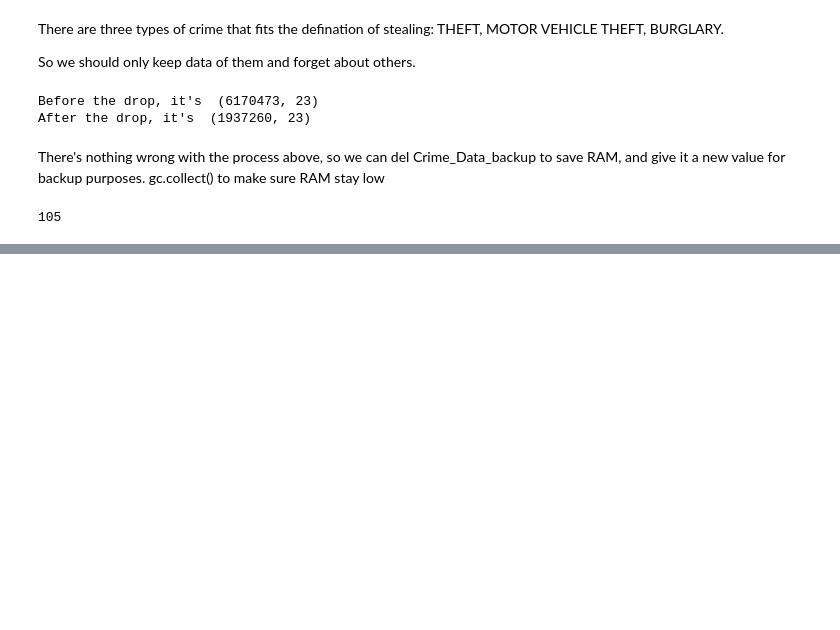
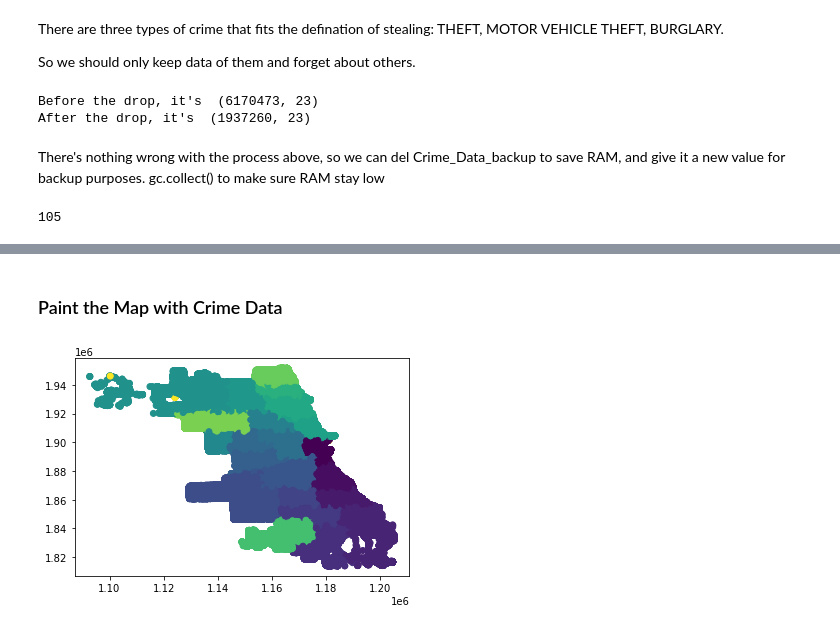
Before and after one commit to AngeloHYang/Crimes-in-Chicago, a Jupyter notebook: Code/Chicago Crime Theft Data Analysis.ipynb, the cells around one changed output, grey strips where cells are left out. Saved outputs shown, nothing was run; the diff lists cells and outputs as text; code cells hidden in the pictures; blank space fills up the shorter version.

Commit message:
Update Chicago Crime Theft Data Analysis.ipynb
- Added Paint the Map with Crime Data
- Added Crime_data_no_NaN

```diff
--- a/Code/Chicago Crime Theft Data Analysis.ipynb
+++ b/Code/Chicago Crime Theft Data Analysis.ipynb
@@ -319,0 +273,6 @@ plt.show()
+# %%
+Crime_data_no_NaN = Crime_data.copy()
+Crime_data_no_NaN[['X Coordinate', 'Y Coordinate']] = Crime_data_no_NaN[['X Coordinate', 'Y Coordinate']].replace(0, np.NaN)
+print("Before we drop NaN: ", Crime_data_no_NaN.shape)
+Crime_data_no_NaN.dropna(inplace=True)
+print("After we drop NaN: ", Crime_data_no_NaN.shape)
@@ -319,0 +337,7 @@ plt.show()
+# %% [markdown]
+### Paint the Map with Crime Data
+# %%
+plt.scatter(x=Crime_data_no_NaN['X Coordinate'], y=Crime_data_no_NaN['Y Coordinate'], c=Crime_data_no_NaN['District'])
+plt.show()
+# %% [output]
+[figure, added]
```
Also changed, not shown: parts of 59 cells of this notebook.
